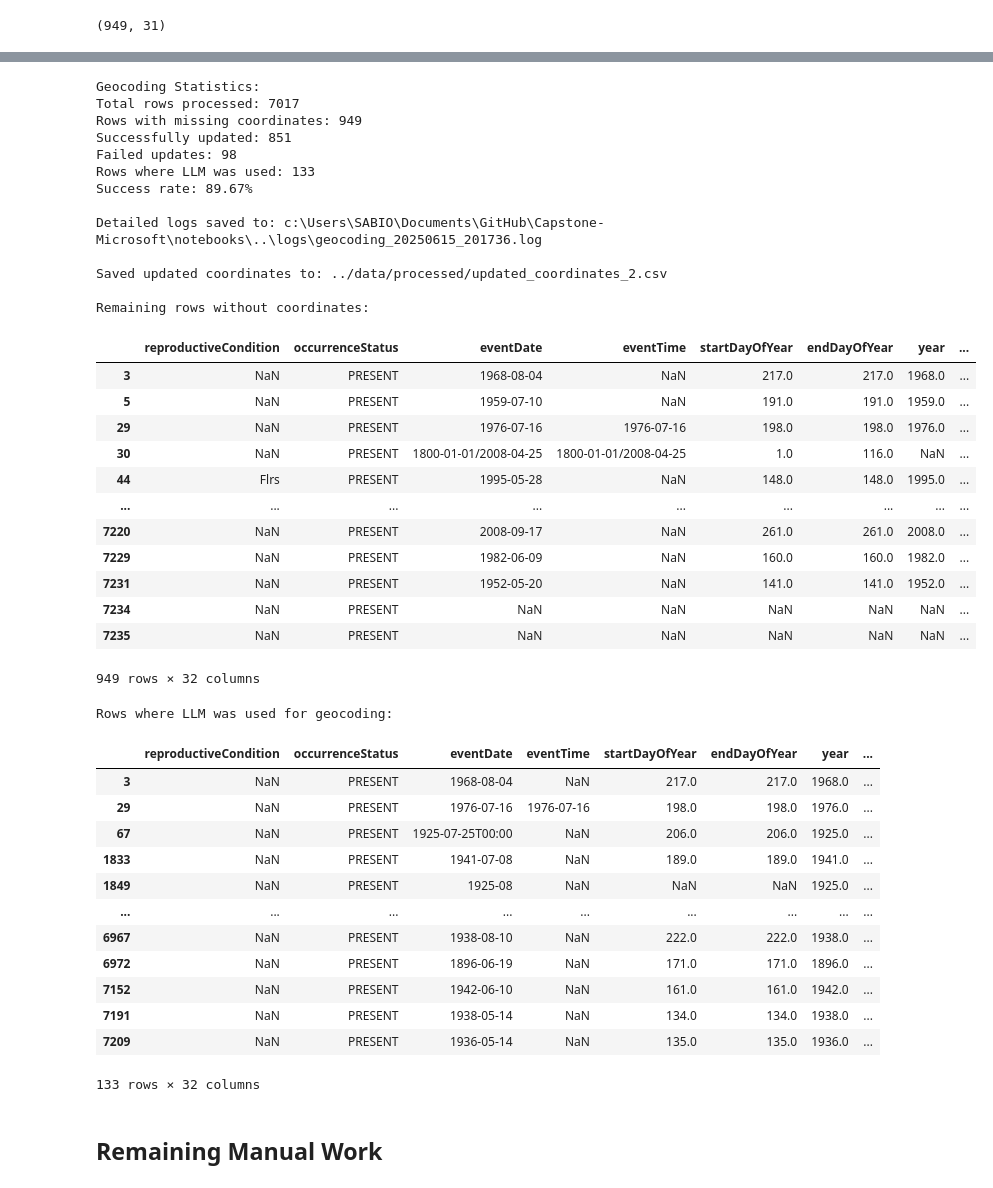
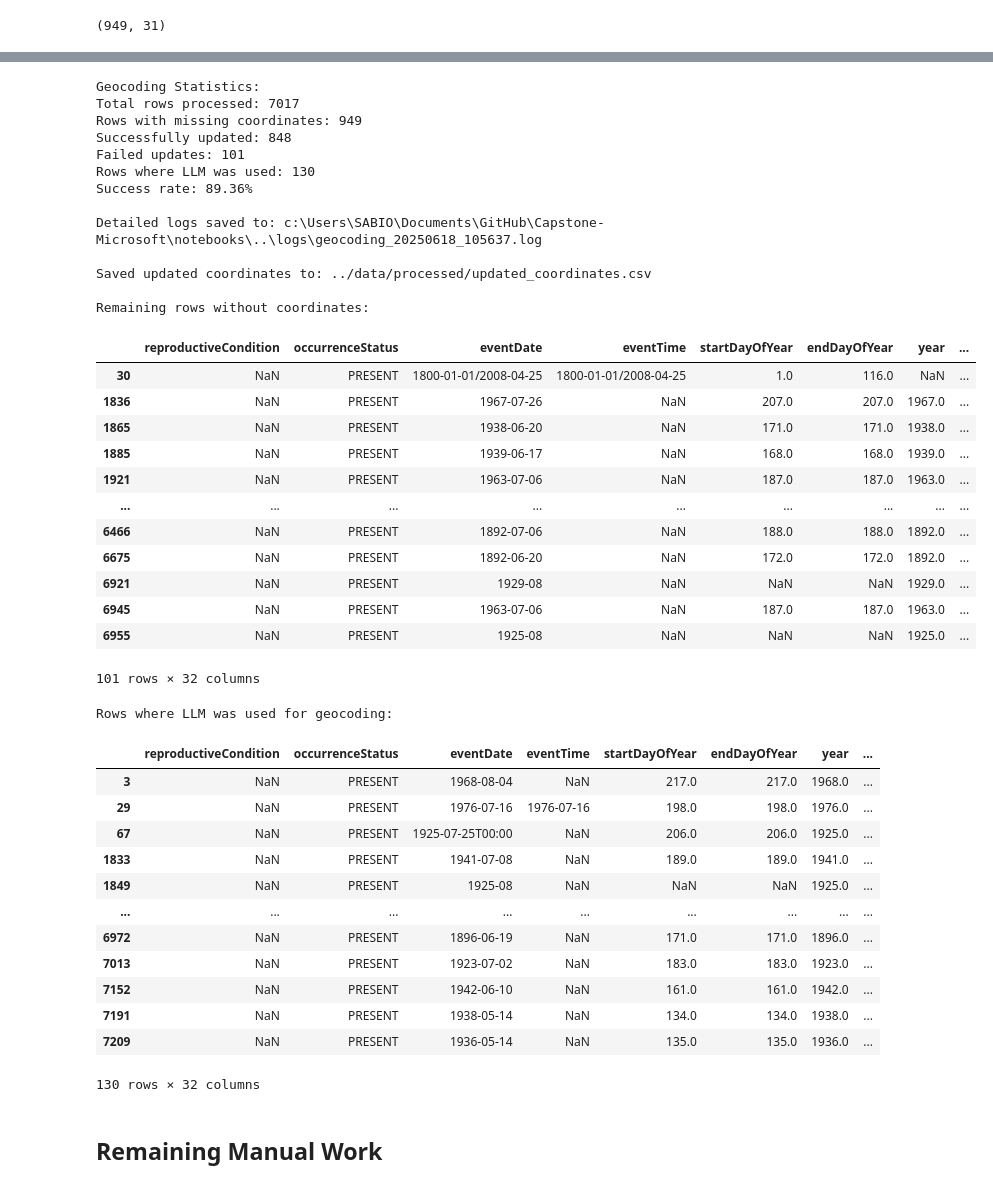
Before and after one commit to BOYSABIO/Huckleberry-Habitat-Suitability-Model, a Jupyter notebook: notebooks/Huckleberry.ipynb, the cells around one changed output, grey strips where cells are left out. Drawn from its saved outputs; the diff is of its cells as text; code cells hidden in the pictures.

Commit message:
Updated coordinate logic and removed all ASIA entries

```diff
--- a/notebooks/Huckleberry.ipynb
+++ b/notebooks/Huckleberry.ipynb
@@ -28,6 +51,9 @@ columns_to_keep = ['reproductiveCondition', 'occurrenceStatus',
                   'decimalLatitude', 'decimalLongitude', 'coordinateUncertaintyInMeters',
                   'georeferencedDate', 'dateIdentified', 'elevation', 'elevationAccuracy',
                   'hasCoordinate', 'hasGeospatialIssues']
+
+# Drop rows where continent is ASIA
+df = df[df['continent'] != 'ASIA']
 
 # Create a copy with only the specified columns
 df_detailed = df[columns_to_keep].copy()
@@ -42,8 +68,8 @@ location_columns = ['countryCode', 'stateProvince', 'county', 'municipality', 'l
 has_coordinates = df_detailed[coordinate_columns].notna().all(axis=1)
 has_location = df_detailed[location_columns].notna().any(axis=1)
 
-# Apply the filter
-df_pruned = df_detailed[rows_to_keep]
+# Apply the filter to keep rows with either coordinates or location info
+df_pruned = df_detailed[has_coordinates | has_location].copy()
 
 print(f"\nOriginal shape: {df_detailed.shape}")
 print(f"Shape after filtering: {df_pruned.shape}")
@@ -54,5 +80,11 @@ df_pruned.to_csv('../data/processed/pruned.csv', index=False)
 
 # Display first few rows to verify the data
 print("\nPruned dataset preview:")
+# Display removed rows
+removed_rows = df_detailed[~(has_coordinates | has_location)]
+print("\nRemoved rows preview:")
+display(removed_rows.head())
+
+print("\nPruned dataset preview:")
 display(df_pruned.head())
 # %% [output]
@@ -156,52 +118,52 @@ Remaining rows without coordinates:
 import sys
 sys.path.append('..')
 from src.geocoding import process_dataset
 import pandas as pd
 import os
 
 # Process the dataset
 df_updated, stats = process_dataset(df_pruned)
 
 # Save the updated dataframe
-output_path = '../data/processed/updated_coordinates_2.csv'
+output_path = '../data/processed/updated_coordinates.csv'
 os.makedirs(os.path.dirname(output_path), exist_ok=True)
 df_updated.to_csv(output_path, index=False)
 print(f"\nSaved updated coordinates to: {output_path}")
 
 # Show remaining rows without coordinates
 print("\nRemaining rows without coordinates:")
 display(df_updated[df_updated['decimalLatitude'].isna() & df_updated['decimalLongitude'].isna()])
 
 # Show rows where LLM was used
 print("\nRows where LLM was used for geocoding:")
 display(df_updated[df_updated['used_llm']])
 # %% [output]
 Geocoding Statistics:
 Total rows processed: 7017
 Rows with missing coordinates: 949
-Successfully updated: 851
-Failed updates: 98
-Rows where LLM was used: 133
-Success rate: 89.67%
+Successfully updated: 848
+Failed updates: 101
+Rows where LLM was used: 130
+Success rate: 89.36%
 
-Detailed logs saved to: c:\Users\SABIO\Documents\GitHub\Capstone-Microsoft\notebooks\..\logs\geocoding_20250615_201736.log
+Detailed logs saved to: c:\Users\SABIO\Documents\GitHub\Capstone-Microsoft\notebooks\..\logs\geocoding_20250618_105637.log
 
-Saved updated coordinates to: ../data/processed/updated_coordinates_2.csv
+Saved updated coordinates to: ../data/processed/updated_coordinates.csv
 
 Remaining rows without coordinates:
 |  | reproductiveCondition | occurrenceStatus | eventDate | eventTime | startDayOfYear | endDayOfYear | year | ... |
-| 3 | NaN | PRESENT | 1968-08-04 | NaN | 217.0 | 217.0 | 1968.0 | ... |
-| 5 | NaN | PRESENT | 1959-07-10 | NaN | 191.0 | 191.0 | 1959.0 | ... |
-| 29 | NaN | PRESENT | 1976-07-16 | 1976-07-16 | 198.0 | 198.0 | 1976.0 | ... |
 | 30 | NaN | PRESENT | 1800-01-01/2008-04-25 | 1800-01-01/2008-04-25 | 1.0 | 116.0 | NaN | ... |
-| 44 | Flrs | PRESENT | 1995-05-28 | NaN | 148.0 | 148.0 | 1995.0 | ... |
+| 1836 | NaN | PRESENT | 1967-07-26 | NaN | 207.0 | 207.0 | 1967.0 | ... |
+| 1865 | NaN | PRESENT | 1938-06-20 | NaN | 171.0 | 171.0 | 1938.0 | ... |
+| 1885 | NaN | PRESENT | 1939-06-17 | NaN | 168.0 | 168.0 | 1939.0 | ... |
+| 1921 | NaN | PRESENT | 1963-07-06 | NaN | 187.0 | 187.0 | 1963.0 | ... |
 | ... | ... | ... | ... | ... | ... | ... | ... | ... |
-| 7220 | NaN | PRESENT | 2008-09-17 | NaN | 261.0 | 261.0 | 2008.0 | ... |
-| 7229 | NaN | PRESENT | 1982-06-09 | NaN | 160.0 | 160.0 | 1982.0 | ... |
-| 7231 | NaN | PRESENT | 1952-05-20 | NaN | 141.0 | 141.0 | 1952.0 | ... |
-| 7234 | NaN | PRESENT | NaN | NaN | NaN | NaN | NaN | ... |
-| 7235 | NaN | PRESENT | NaN | NaN | NaN | NaN | NaN | ... |
+| 6466 | NaN | PRESENT | 1892-07-06 | NaN | 188.0 | 188.0 | 1892.0 | ... |
+| 6675 | NaN | PRESENT | 1892-06-20 | NaN | 172.0 | 172.0 | 1892.0 | ... |
+| 6921 | NaN | PRESENT | 1929-08 | NaN | NaN | NaN | 1929.0 | ... |
+| 6945 | NaN | PRESENT | 1963-07-06 | NaN | 187.0 | 187.0 | 1963.0 | ... |
+| 6955 | NaN | PRESENT | 1925-08 | NaN | NaN | NaN | 1925.0 | ... |
-949 rows × 32 columns
+101 rows × 32 columns
 Rows where LLM was used for geocoding:
 |  | reproductiveCondition | occurrenceStatus | eventDate | eventTime | startDayOfYear | endDayOfYear | year | ... |
 | 3 | NaN | PRESENT | 1968-08-04 | NaN | 217.0 | 217.0 | 1968.0 | ... |
@@ -210,9 +172,9 @@ Rows where LLM was used for geocoding:
 | 1833 | NaN | PRESENT | 1941-07-08 | NaN | 189.0 | 189.0 | 1941.0 | ... |
 | 1849 | NaN | PRESENT | 1925-08 | NaN | NaN | NaN | 1925.0 | ... |
 | ... | ... | ... | ... | ... | ... | ... | ... | ... |
-| 6967 | NaN | PRESENT | 1938-08-10 | NaN | 222.0 | 222.0 | 1938.0 | ... |
 | 6972 | NaN | PRESENT | 1896-06-19 | NaN | 171.0 | 171.0 | 1896.0 | ... |
+| 7013 | NaN | PRESENT | 1923-07-02 | NaN | 183.0 | 183.0 | 1923.0 | ... |
 | 7152 | NaN | PRESENT | 1942-06-10 | NaN | 161.0 | 161.0 | 1942.0 | ... |
 | 7191 | NaN | PRESENT | 1938-05-14 | NaN | 134.0 | 134.0 | 1938.0 | ... |
 | 7209 | NaN | PRESENT | 1936-05-14 | NaN | 135.0 | 135.0 | 1936.0 | ... |
-133 rows × 32 columns
+130 rows × 32 columns
```
Also changed, not shown: parts of 13 cells of this notebook, 3 other files.
